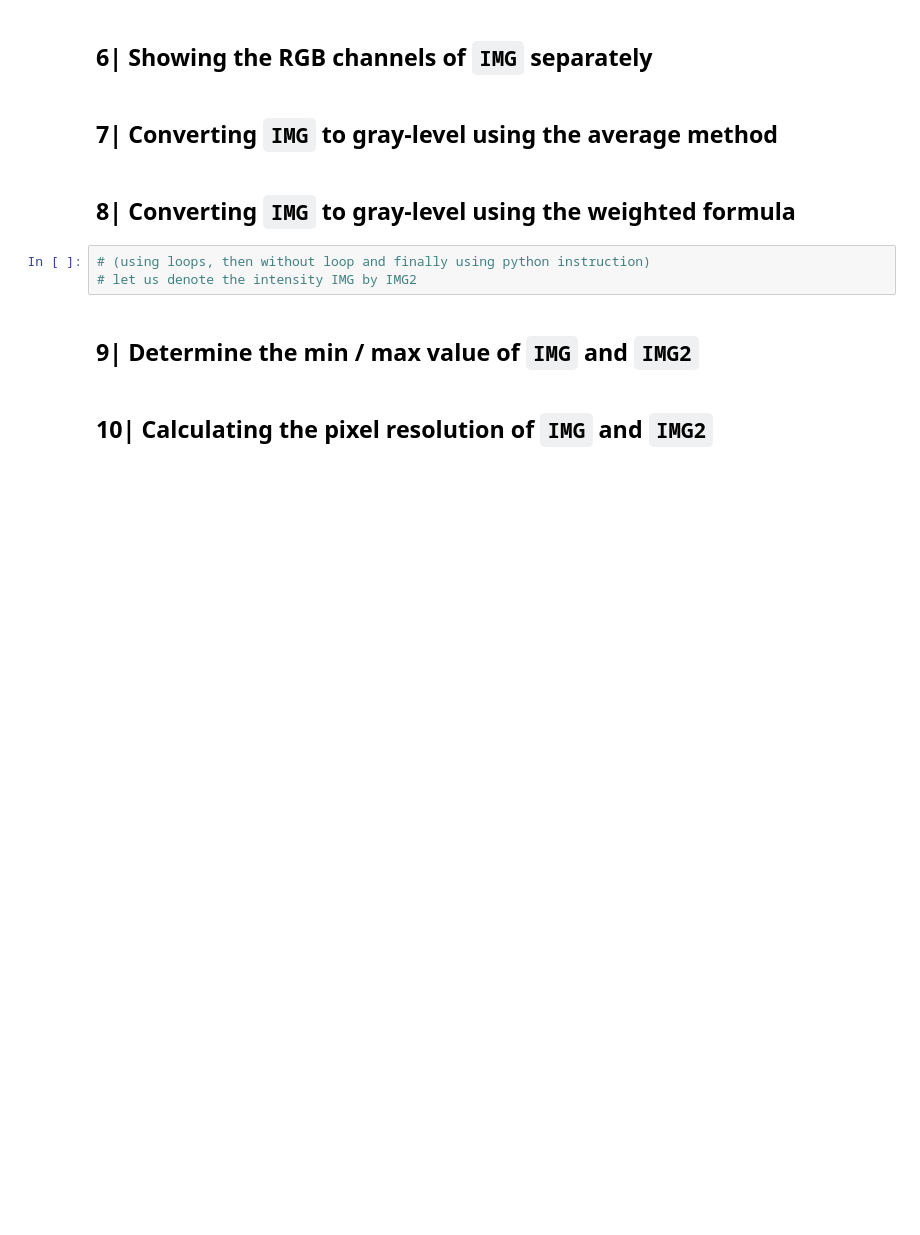
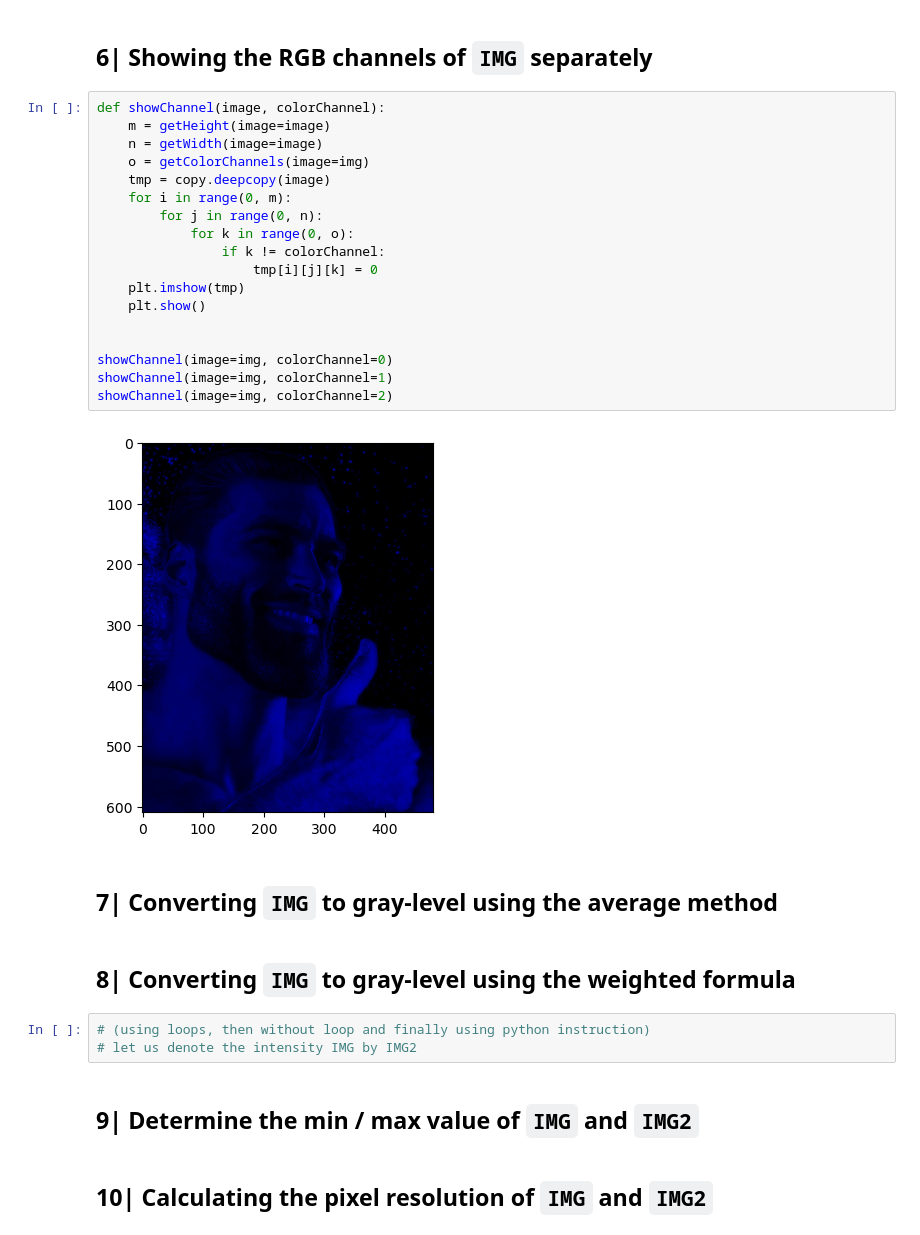
Before and after one commit to MoncefDj/AI-DS-Masters, a Jupyter notebook: 1st semester/Digital Image/Digital Image.ipynb, the cells around one changed output. Saved outputs shown, nothing was run; the diff lists cells and outputs as text; blank space fills up the shorter version.

Commit message:
6| Showing the RGB channels of `IMG` separately

```diff
--- a/1st semester/Digital Image/Digital Image.ipynb
+++ b/1st semester/Digital Image/Digital Image.ipynb
@@ -65,5 +107,25 @@ def getAverageBrightness(image):
 # %% [markdown]
 ## 6| Showing the RGB channels of `IMG` separately
+# %%
+def showChannel(image, colorChannel):
+    m = getHeight(image=image)
+    n = getWidth(image=image)
+    o = getColorChannels(image=img)
+    tmp = copy.deepcopy(image)
+    for i in range(0, m):
+        for j in range(0, n):
+            for k in range(0, o):
+                if k != colorChannel:
+                    tmp[i][j][k] = 0
+    plt.imshow(tmp)
+    plt.show()
+
+
+showChannel(image=img, colorChannel=0)
+showChannel(image=img, colorChannel=1)
+showChannel(image=img, colorChannel=2)
+# %% [output]
+[figure, added]
 # %% [markdown]
 ## 7| Converting `IMG` to gray-level using the average method
 # %% [markdown]
```
Also changed, not shown: parts of 5 cells of this notebook.
